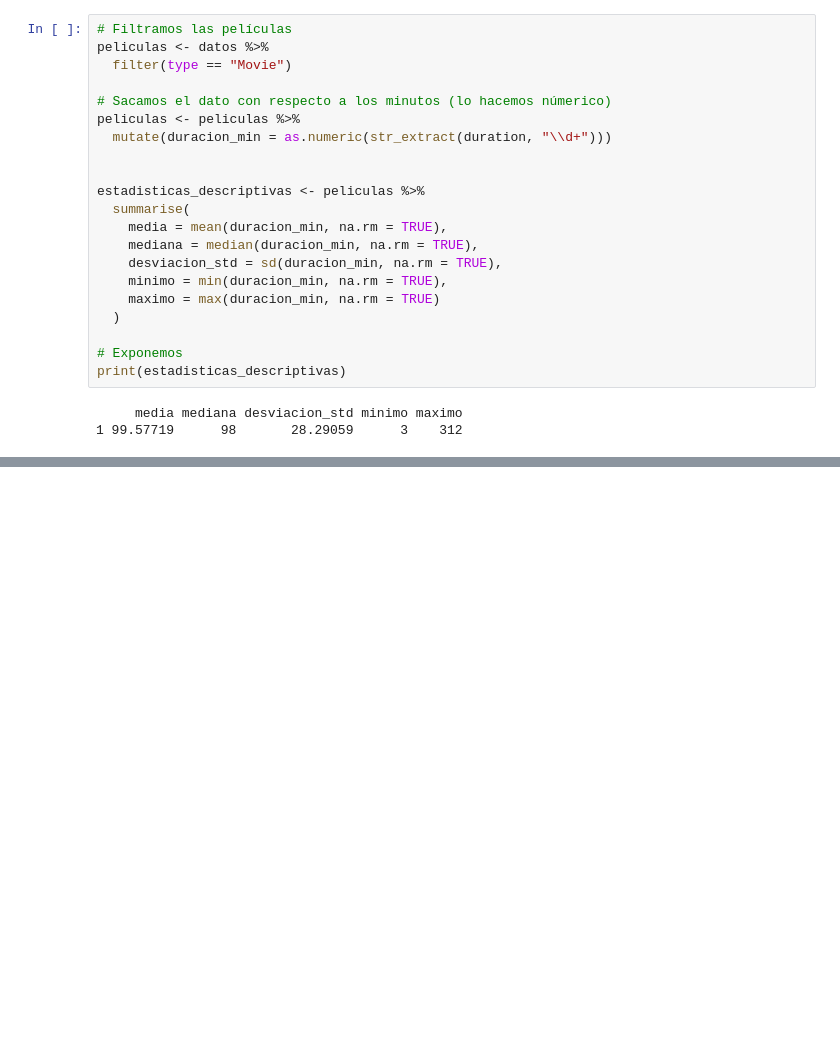
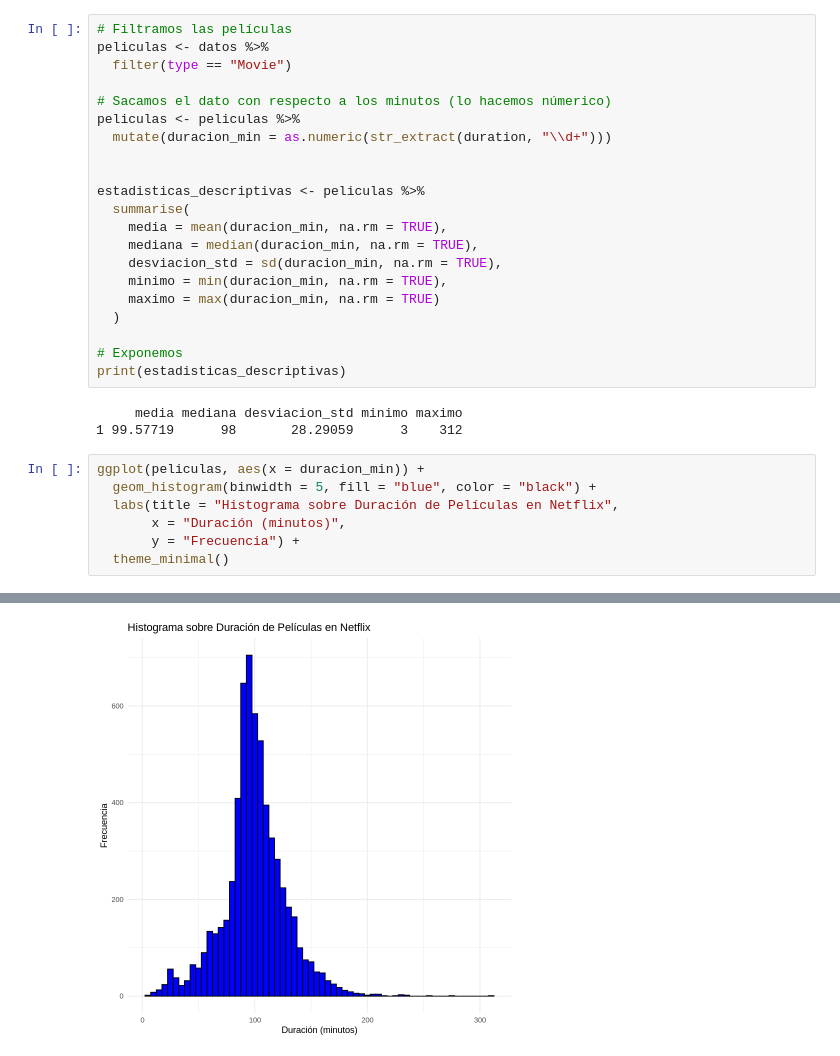
Before and after one commit to Carolinsrainbow/UC_MineriaDeDatosConR, a Jupyter notebook: MDD_Tarea_2.ipynb, the cells around one changed output, grey strips where cells are left out. Saved outputs shown, nothing was run; the diff lists cells and outputs as text; blank space fills up the shorter version.

```diff
--- a/MDD_Tarea_2.ipynb
+++ b/MDD_Tarea_2.ipynb
@@ -170,3 +170,11 @@ print(estadisticas_descriptivas)
 # %% [output]
      media mediana desviacion_std minimo maximo
 1 99.57719      98       28.29059      3    312
+# %%
+ggplot(peliculas, aes(x = duracion_min)) +
+  geom_histogram(binwidth = 5, fill = "blue", color = "black") +
+  labs(title = "Histograma sobre Duración de Películas en Netflix",
+       x = "Duración (minutos)",
+       y = "Frecuencia") +
+  theme_minimal()
+# %% [output]
@@ -172,0 +183 @@ print(estadisticas_descriptivas)
+[figure, added]
```
Also changed, not shown: parts of 1 cell of this notebook.
